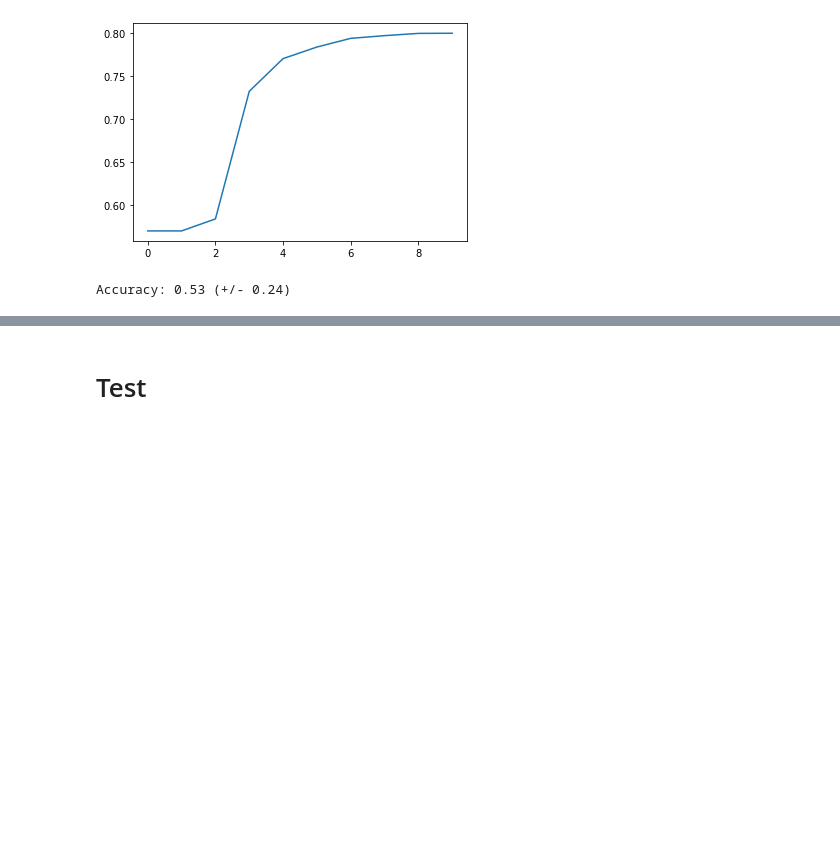
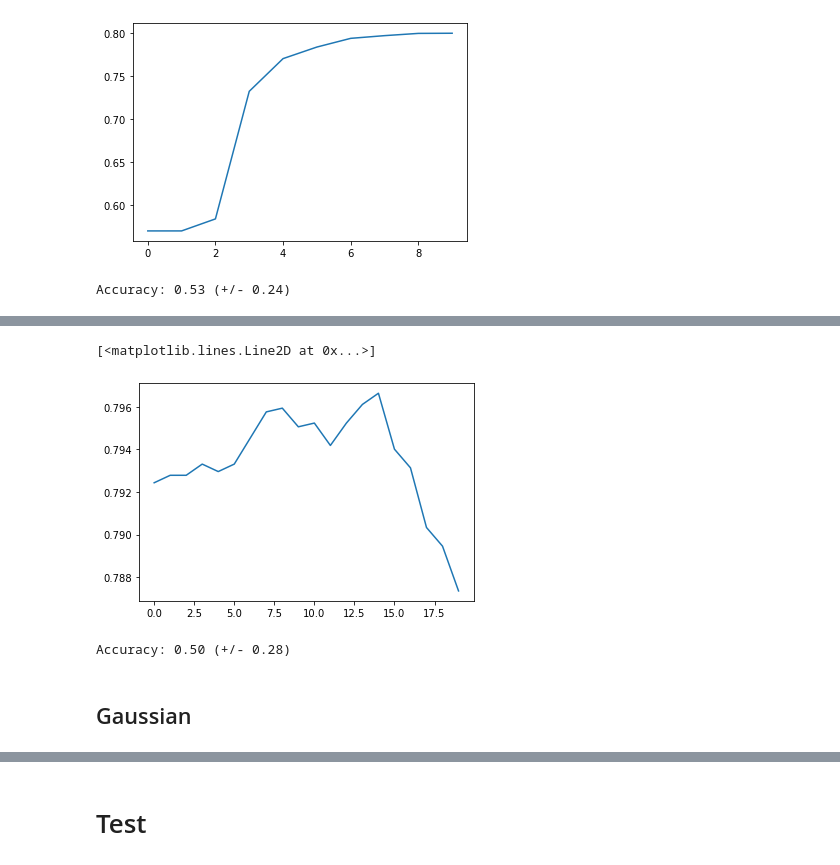
Before and after one commit to lept1/Kaggle_DisasterTweets, a Jupyter notebook: Disaster_Tweets.ipynb, the cells around one changed output, grey strips where cells are left out. Cells and saved outputs as stored; diff of their text form; code cells hidden in the pictures; blank space fills up the shorter version.

```diff
--- a/Disaster_Tweets.ipynb
+++ b/Disaster_Tweets.ipynb
@@ -297,0 +325,14 @@ Accuracy: 0.53 (+/- 0.24)
+# %%
+plt.plot(mm.cv_results_['mean_test_accuracy_score'])
+# %% [output]
+[<matplotlib.lines.Line2D at 0x...>]
+[figure, added]
+# %%
+best_gb=mm.best_estimator_
+best_gb.fit(X_tot,y)
+scores=cross_val_score(best_gb, X_tot,y, cv=10,scoring=make_scorer(accuracy_score))
+print("Accuracy: %0.2f (+/- %0.2f)" % (scores.mean(), scores.std() * 2))
+# %% [output]
+Accuracy: 0.50 (+/- 0.28)
+# %% [markdown]
+## Gaussian
```
Also changed, not shown: parts of 6 cells of this notebook, 1 other file.
